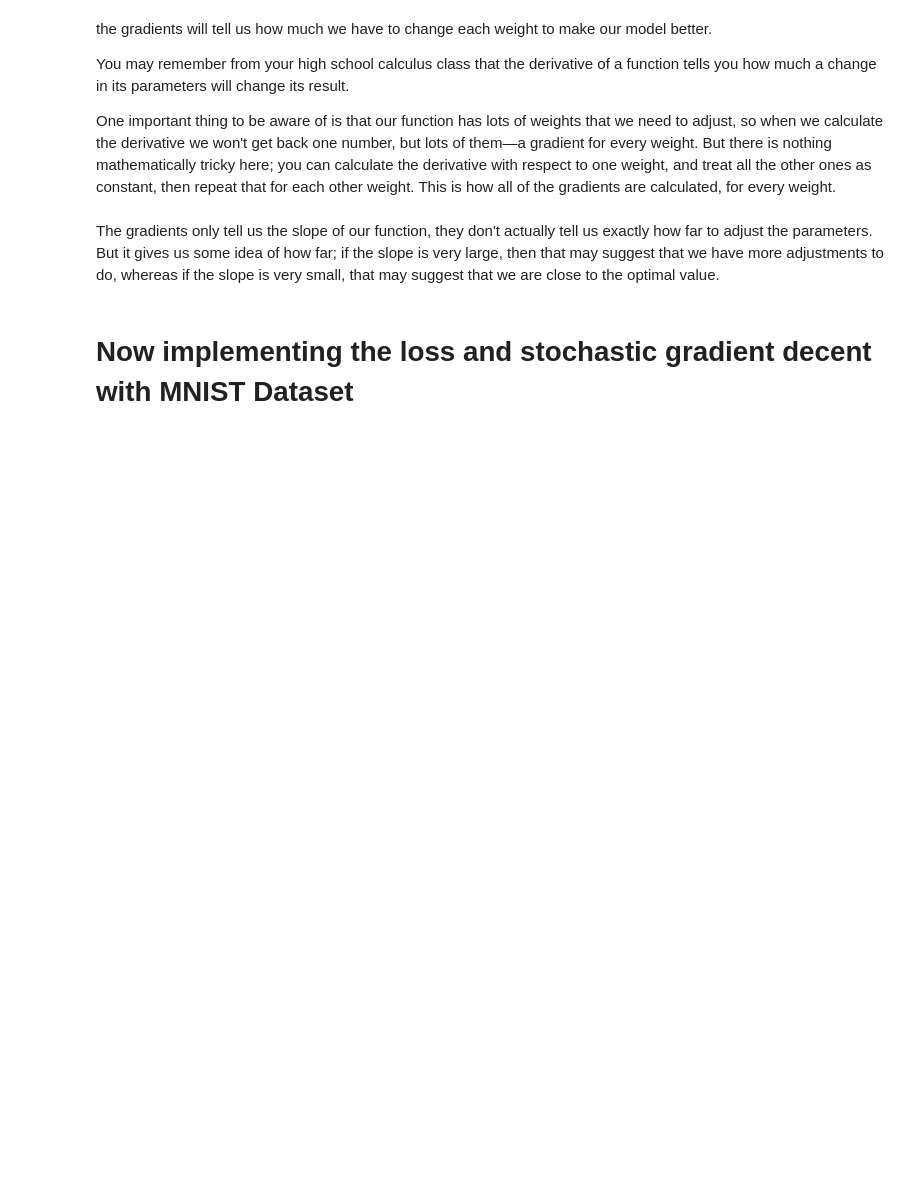
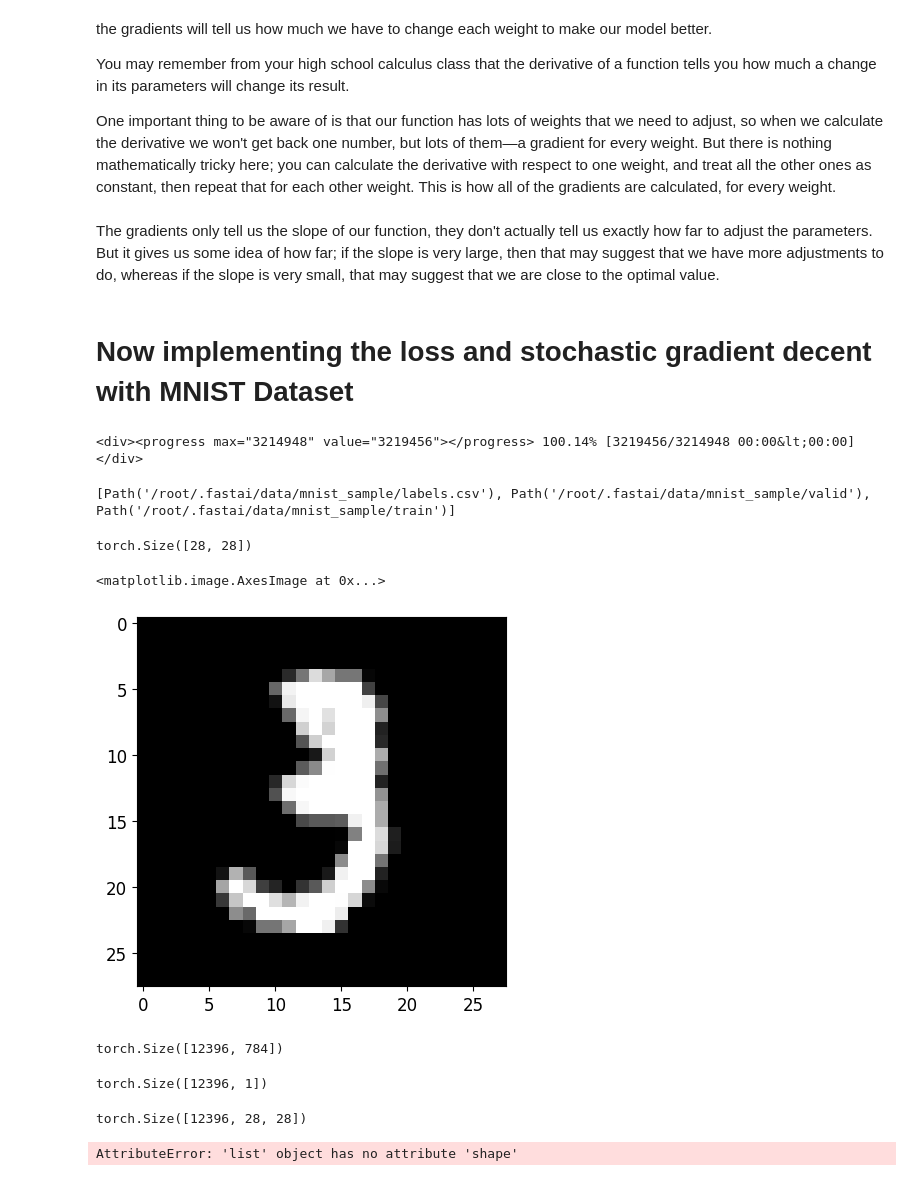
Before and after one commit to AwaisAli37405/Deep_Learning_with_fast_ai, a Jupyter notebook: Deep_Learning_fast_ai.ipynb, the cells around one changed output. Saved outputs shown, nothing was run; the diff lists cells and outputs as text; code cells hidden in the pictures; blank space fills up the shorter version.

```diff
--- a/Deep_Learning_fast_ai.ipynb
+++ b/Deep_Learning_fast_ai.ipynb
@@ -581,2 +588,10 @@ plt.tight_layout()
+# %%
+path = untar_data(URLs.MNIST_SAMPLE)
+# %% [output]
+<div><progress max="3214948" value="3219456"></progress> 100.14% [3219456/3214948 00:00&lt;00:00]</div>
+# %%
+path.ls()
+# %% [output]
+[Path('/root/.fastai/data/mnist_sample/labels.csv'), Path('/root/.fastai/data/mnist_sample/valid'), Path('/root/.fastai/data/mnist_sample/train')]
 # %%
 stacked_threes = torch.stack([tensor(Image.open(o)) for o in (path/'train'/'3').ls().sorted()])
@@ -584,2 +604,18 @@ stacked_sevens = torch.stack([tensor(Image.open(o)) for o in (path/'train'/'7').
+# %%
+import matplotlib.pyplot as plt
+
+# 1. Take the first set of pixels
+img = stacked_threes[0]
+print(img.shape)
+
+# 2. Fold it into a 28x28 square (it's currently a flat line!)
+# img_square = img.view(28,28)
+
+# 3. Paint it!
+plt.imshow(img, cmap='gray')
+# %% [output]
+torch.Size([28, 28])
+<matplotlib.image.AxesImage at 0x...>
+[figure, added]
 # %%
 train_x = torch.cat([stacked_threes, stacked_sevens]).view(-1, 28*28)
@@ -585,0 +623,18 @@ train_x = torch.cat([stacked_threes, stacked_sevens]).view(-1, 28*28)
+# %%
+train_x.shape
+# %% [output]
+torch.Size([12396, 784])
+# %%
+train_y.shape
+# %% [output]
+torch.Size([12396, 1])
+# %%
+# converting back to 28x28
+
+train_x.view(-1,28,28).shape
+# %% [output]
+torch.Size([12396, 28, 28])
+# %%
+dset = list(zip(train_x,train_y)) # will be used later for data loader
+# %% [output]
+AttributeError: 'list' object has no attribute 'shape'
```
Also changed, not shown: parts of 4 cells of this notebook.
